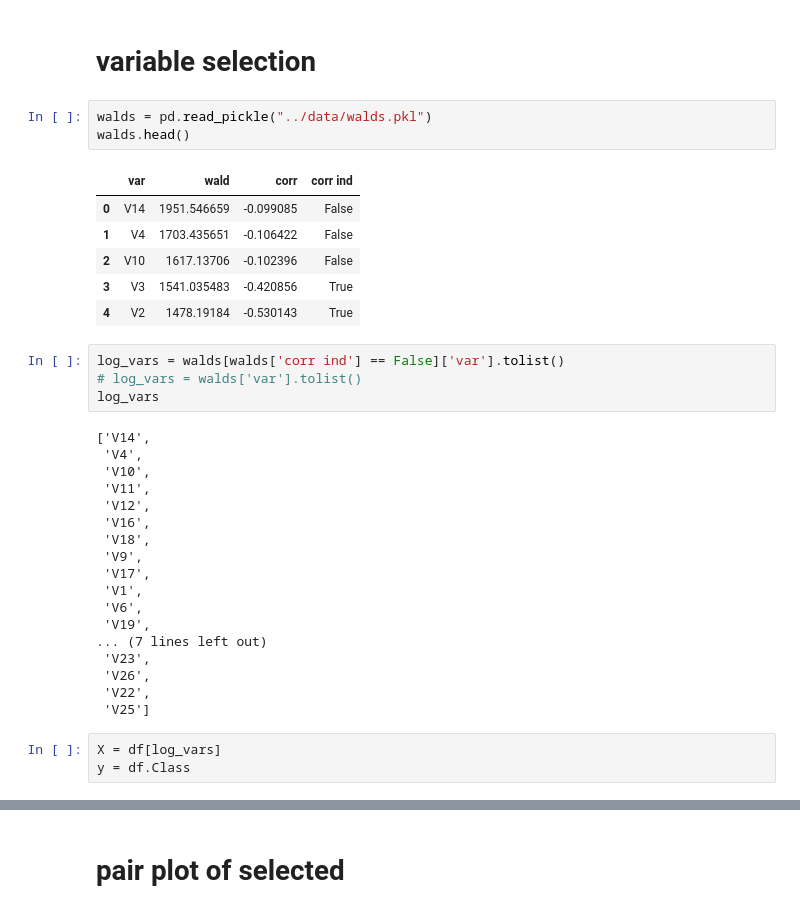
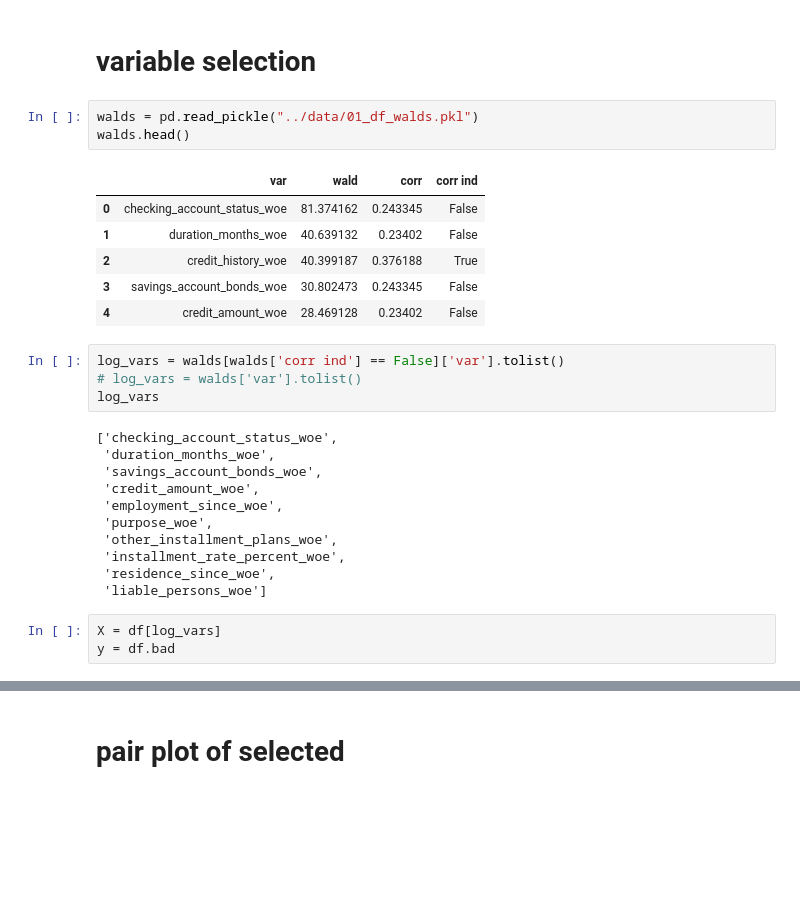
Before and after one commit to MonoJello/credit-risk, a Jupyter notebook: code/02a model logi.ipynb, the cells around one changed output, grey strips where cells are left out. Cells and saved outputs as stored; diff of their text form; blank space fills up the shorter version.

```diff
--- a/code/02a model logi.ipynb
+++ b/code/02a model logi.ipynb
@@ -26,40 +26,33 @@ models
 # %% [markdown]
 # variable selection
 # %%
-walds = pd.read_pickle("../data/walds.pkl")
+walds = pd.read_pickle("../data/01_df_walds.pkl")
 walds.head()
 # %% [output]
 |  | var | wald | corr | corr ind |
-| 0 | V14 | 1951.546659 | -0.099085 | False |
-| 1 | V4 | 1703.435651 | -0.106422 | False |
-| 2 | V10 | 1617.13706 | -0.102396 | False |
-| 3 | V3 | 1541.035483 | -0.420856 | True |
-| 4 | V2 | 1478.19184 | -0.530143 | True |
+| 0 | checking_account_status_woe | 81.374162 | 0.243345 | False |
+| 1 | duration_months_woe | 40.639132 | 0.23402 | False |
+| 2 | credit_history_woe | 40.399187 | 0.376188 | True |
+| 3 | savings_account_bonds_woe | 30.802473 | 0.243345 | False |
+| 4 | credit_amount_woe | 28.469128 | 0.23402 | False |
 # %%
 log_vars = walds[walds['corr ind'] == False]['var'].tolist()
 # log_vars = walds['var'].tolist()
 log_vars
 # %% [output]
-['V14',
- 'V4',
- 'V10',
- 'V11',
- 'V12',
- 'V16',
- 'V18',
- 'V9',
- 'V17',
- 'V1',
- 'V6',
- 'V19',
-... (7 lines left out)
- 'V23',
- 'V26',
- 'V22',
- 'V25']
+['checking_account_status_woe',
+ 'duration_months_woe',
+ 'savings_account_bonds_woe',
+ 'credit_amount_woe',
+ 'employment_since_woe',
+ 'purpose_woe',
+ 'other_installment_plans_woe',
+ 'installment_rate_percent_woe',
+ 'residence_since_woe',
+ 'liable_persons_woe']
 # %%
 X = df[log_vars]
-y = df.Class
+y = df.bad
 # %%
 selected_features, selection_history = uti.forward_select_auc(X, y)
 
```
Also changed, not shown: parts of 15 cells of this notebook, 1 other file.
